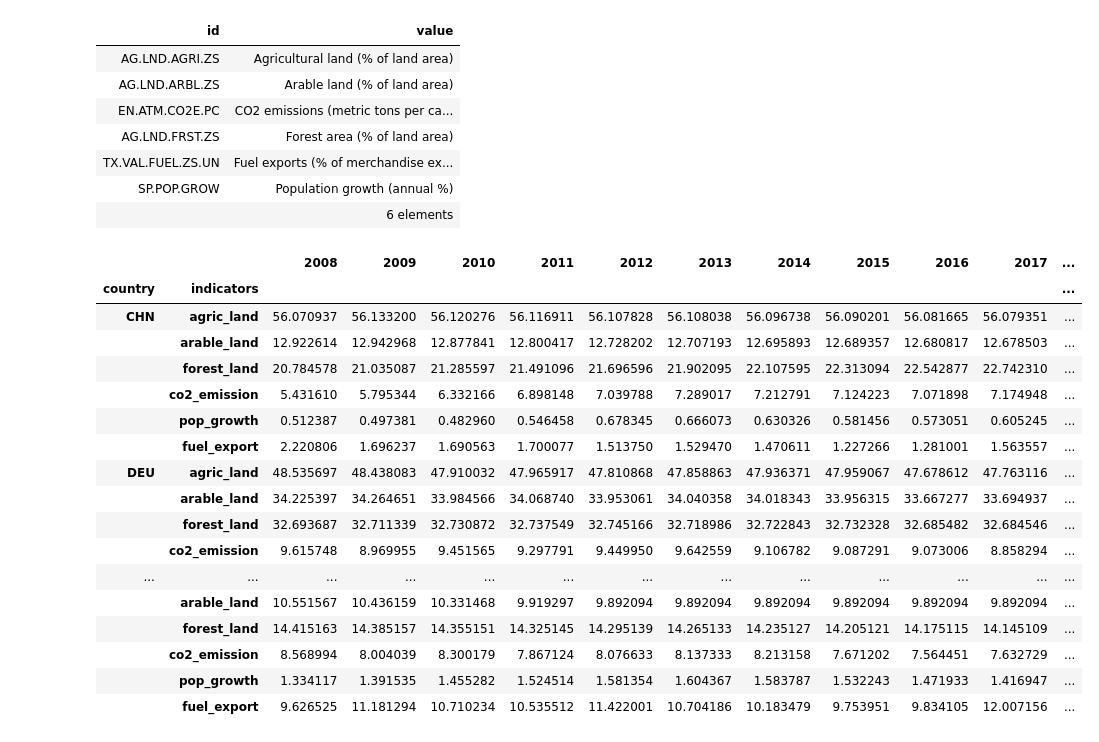
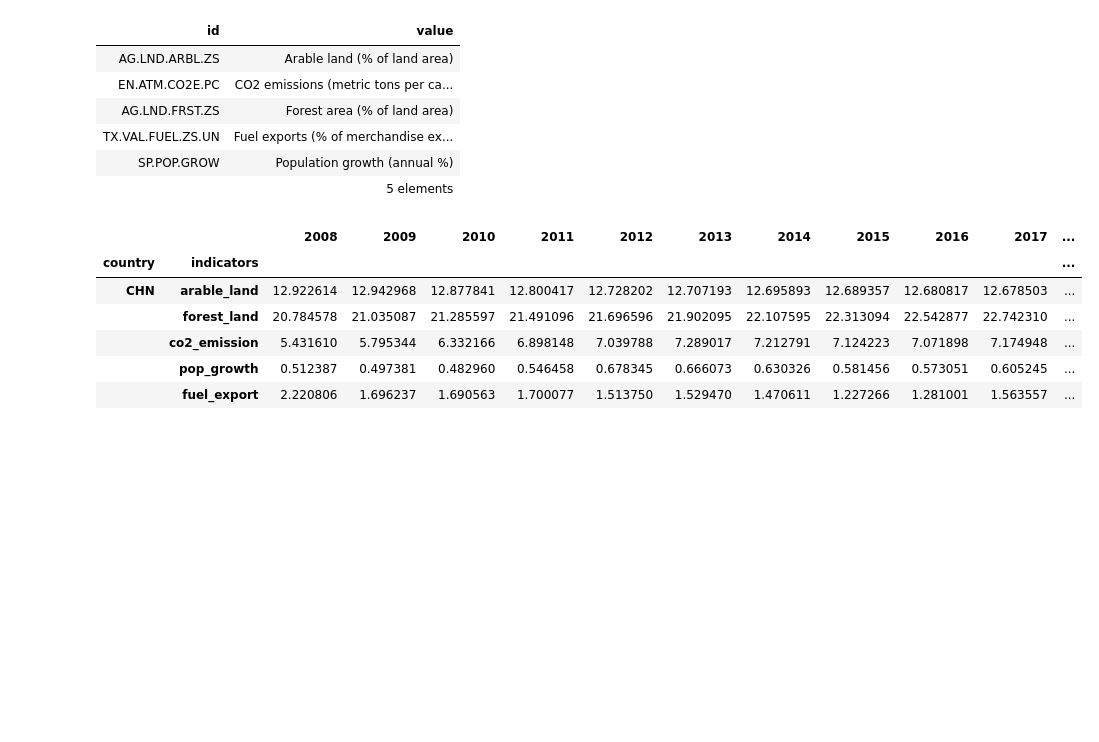
Before and after one commit to David-Ade-Creator/correlation_pandas, a Jupyter notebook: assignment2.ipynb, the cells around one changed output. Drawn from its saved outputs; the diff is of its cells as text; code cells hidden in the pictures; blank space fills up the shorter version.

```diff
--- a/assignment2.ipynb
+++ b/assignment2.ipynb
@@ -4,60 +8,45 @@ import wbgapi as wb
 # %%
 country_codes = ['EGY','NGA','ZAF','CHN','IND','JPN','ITA','ESP','FRA','DEU']
 # %%
-indicator_ids = ["EN.ATM.CO2E.PC","AG.LND.AGRI.ZS","TX.VAL.FUEL.ZS.UN","SP.POP.GROW","AG.LND.ARBL.ZS","AG.LND.AGRI.ZS","AG.LND.FRST.ZS"]
+indicator_ids = ["EN.ATM.CO2E.PC","TX.VAL.FUEL.ZS.UN","SP.POP.GROW","AG.LND.ARBL.ZS","AG.LND.FRST.ZS"]
 indicator_dict = {
     "EN.ATM.CO2E.PC" : "co2_emission",
-    "AG.LND.AGRI.ZS" : "agric_lands",
     "TX.VAL.FUEL.ZS.UN" : "fuel_export",
     "SP.POP.GROW" : "pop_growth",
     "AG.LND.ARBL.ZS" : "arable_land",
-    "AG.LND.AGRI.ZS" : "agric_land",
     "AG.LND.FRST.ZS" : "forest_land",
-
 }
 # %%
 wb.series.info(indicator_ids)
 # %% [output]
 | id | value |
-| AG.LND.AGRI.ZS | Agricultural land (% of land area) |
 | AG.LND.ARBL.ZS | Arable land (% of land area) |
 | EN.ATM.CO2E.PC | CO2 emissions (metric tons per ca... |
 | AG.LND.FRST.ZS | Forest area (% of land area) |
 | TX.VAL.FUEL.ZS.UN | Fuel exports (% of merchandise ex... |
 | SP.POP.GROW | Population growth (annual %) |
-|  | 6 elements |
+|  | 5 elements |
 # %%
 # specicif time range
 df = wb.data.DataFrame(indicator_ids, country_codes, time=range(2008, 2019))
 # %%
 country_df = df
 country_df.reset_index()
 country_df = country_df.reset_index(level=['economy', 'series'])
 country_df = country_df.set_axis(['country','indicators','2008','2009','2010','2011','2012','2013','2014','2015','2016','2017','2018'], axis=1)
 country_df = country_df.set_index('indicators')
 country_df = country_df.rename(index=indicator_dict)
 country_df = country_df.reset_index(level=['indicators'])
 country_df = country_df.set_index(['country','indicators'])
-country_df
+country_df.head()
 # %% [output]
 |  |  | 2008 | 2009 | 2010 | 2011 | 2012 | 2013 | 2014 | 2015 | 2016 | 2017 | ... |
 | country | indicators |  |  |  |  |  |  |  |  |  |  | ... |
-| CHN | agric_land | 56.070937 | 56.133200 | 56.120276 | 56.116911 | 56.107828 | 56.108038 | 56.096738 | 56.090201 | 56.081665 | 56.079351 | ... |
-|  | arable_land | 12.922614 | 12.942968 | 12.877841 | 12.800417 | 12.728202 | 12.707193 | 12.695893 | 12.689357 | 12.680817 | 12.678503 | ... |
+| CHN | arable_land | 12.922614 | 12.942968 | 12.877841 | 12.800417 | 12.728202 | 12.707193 | 12.695893 | 12.689357 | 12.680817 | 12.678503 | ... |
 |  | forest_land | 20.784578 | 21.035087 | 21.285597 | 21.491096 | 21.696596 | 21.902095 | 22.107595 | 22.313094 | 22.542877 | 22.742310 | ... |
 |  | co2_emission | 5.431610 | 5.795344 | 6.332166 | 6.898148 | 7.039788 | 7.289017 | 7.212791 | 7.124223 | 7.071898 | 7.174948 | ... |
 |  | pop_growth | 0.512387 | 0.497381 | 0.482960 | 0.546458 | 0.678345 | 0.666073 | 0.630326 | 0.581456 | 0.573051 | 0.605245 | ... |
 |  | fuel_export | 2.220806 | 1.696237 | 1.690563 | 1.700077 | 1.513750 | 1.529470 | 1.470611 | 1.227266 | 1.281001 | 1.563557 | ... |
-| DEU | agric_land | 48.535697 | 48.438083 | 47.910032 | 47.965917 | 47.810868 | 47.858863 | 47.936371 | 47.959067 | 47.678612 | 47.763116 | ... |
-|  | arable_land | 34.225397 | 34.264651 | 33.984566 | 34.068740 | 33.953061 | 34.040358 | 34.018343 | 33.956315 | 33.667277 | 33.694937 | ... |
-|  | forest_land | 32.693687 | 32.711339 | 32.730872 | 32.737549 | 32.745166 | 32.718986 | 32.722843 | 32.732328 | 32.685482 | 32.684546 | ... |
-|  | co2_emission | 9.615748 | 8.969955 | 9.451565 | 9.297791 | 9.449950 | 9.642559 | 9.106782 | 9.087291 | 9.073006 | 8.858294 | ... |
-| ... | ... | ... | ... | ... | ... | ... | ... | ... | ... | ... | ... | ... |
-|  | arable_land | 10.551567 | 10.436159 | 10.331468 | 9.919297 | 9.892094 | 9.892094 | 9.892094 | 9.892094 | 9.892094 | 9.892094 | ... |
-|  | forest_land | 14.415163 | 14.385157 | 14.355151 | 14.325145 | 14.295139 | 14.265133 | 14.235127 | 14.205121 | 14.175115 | 14.145109 | ... |
-|  | co2_emission | 8.568994 | 8.004039 | 8.300179 | 7.867124 | 8.076633 | 8.137333 | 8.213158 | 7.671202 | 7.564451 | 7.632729 | ... |
-|  | pop_growth | 1.334117 | 1.391535 | 1.455282 | 1.524514 | 1.581354 | 1.604367 | 1.583787 | 1.532243 | 1.471933 | 1.416947 | ... |
-|  | fuel_export | 9.626525 | 11.181294 | 10.710234 | 10.535512 | 11.422001 | 10.704186 | 10.183479 | 9.753951 | 9.834105 | 12.007156 | ... |
 # %%
 years_df = country_df.reset_index(level=['country','indicators'])
 years_df = years_df.set_index(['indicators','country'])
```
Also changed, not shown: parts of 10 cells of this notebook.
